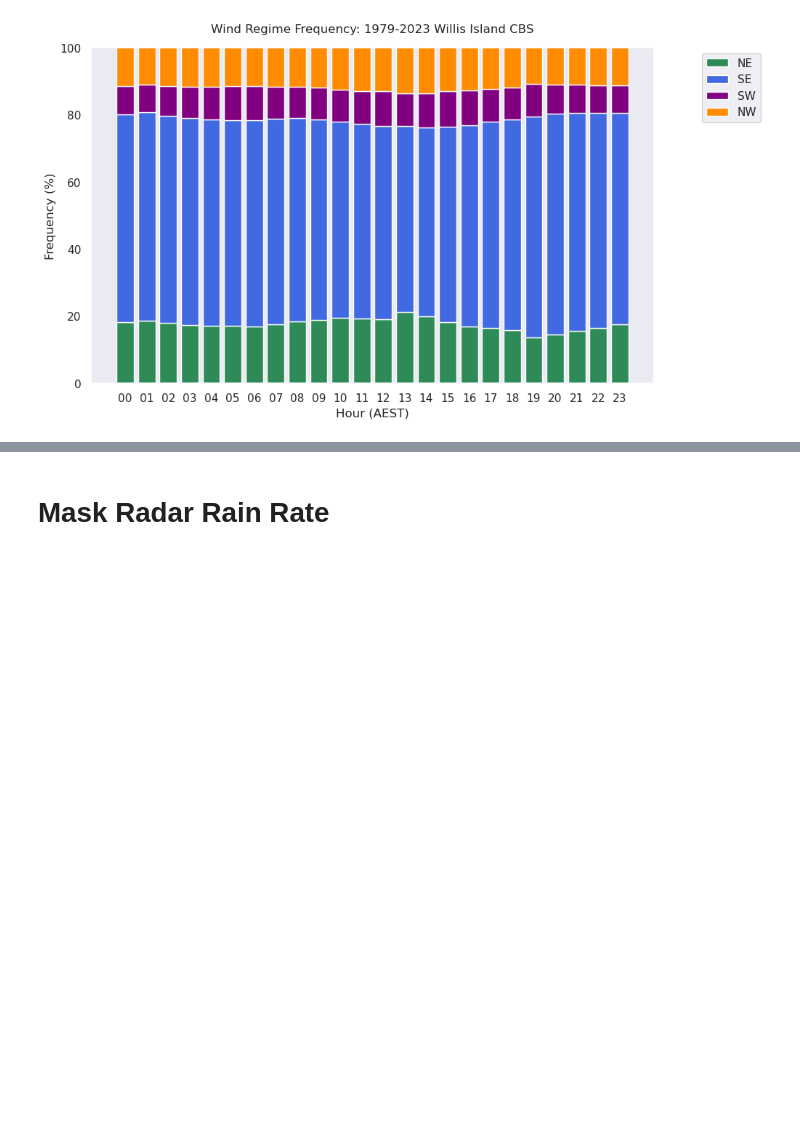
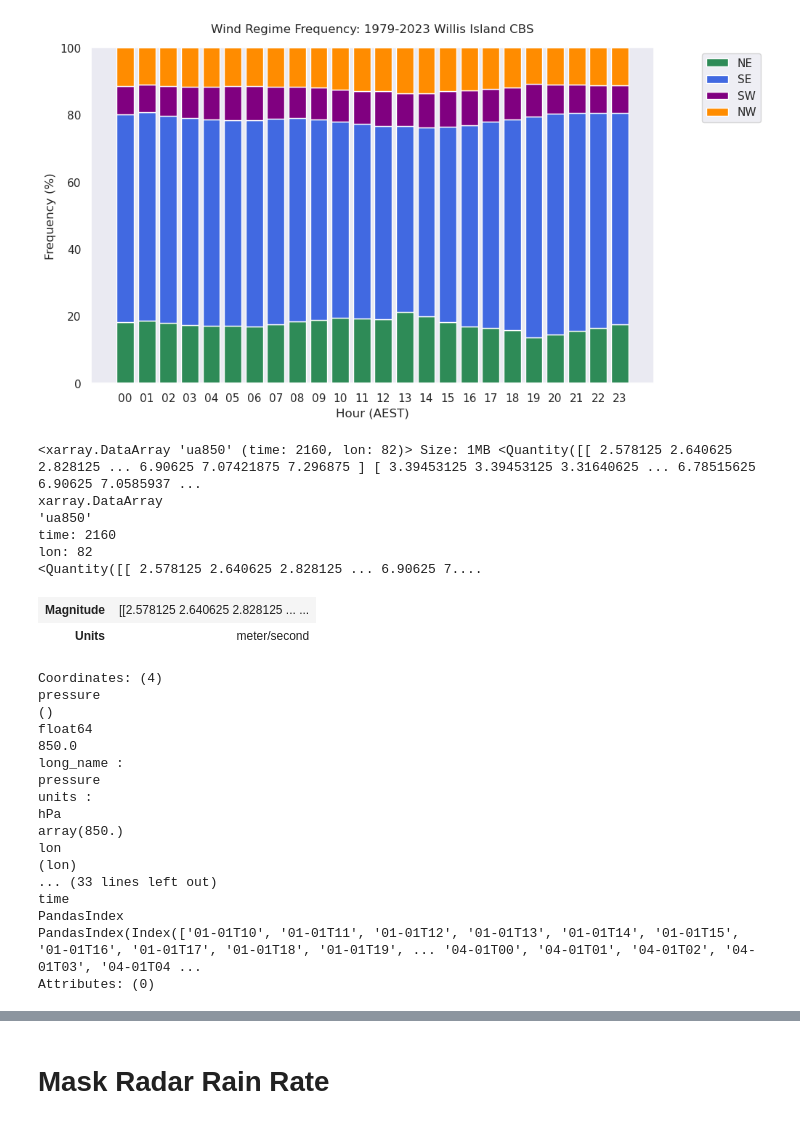
Before and after one commit to alanah-chapman/diurnal-cylces-of-clouds-and-rainfall-over-NE-QLD-during-CBS, a Jupyter notebook: BA-RA_precip-rose.ipynb, the cells around one changed output, grey strips where cells are left out. Cells and saved outputs as stored; diff of their text form; code cells hidden in the pictures; blank space fills up the shorter version.

```diff
--- a/BA-RA_precip-rose.ipynb
+++ b/BA-RA_precip-rose.ipynb
@@ -438,0 +439,28 @@ cairns_wind_dir['time'] = time_strings_solar
+# %%
+uuC
+# %% [output]
+<xarray.DataArray 'ua850' (time: 2160, lon: 82)> Size: 1MB <Quantity([[ 2.578125 2.640625 2.828125 ... 6.90625 7.07421875 7.296875 ] [ 3.39453125 3.39453125 3.31640625 ... 6.78515625 6.90625 7.0585937 ...
+xarray.DataArray
+'ua850'
+time: 2160
+lon: 82
+<Quantity([[ 2.578125 2.640625 2.828125 ... 6.90625 7....
+| Magnitude | [[2.578125 2.640625 2.828125 ... ... |
+| Units | meter/second |
+Coordinates: (4)
+pressure
+()
+float64
+850.0
+long_name :
+pressure
+units :
+hPa
+array(850.)
+lon
+(lon)
+... (33 lines left out)
+time
+PandasIndex
+PandasIndex(Index(['01-01T10', '01-01T11', '01-01T12', '01-01T13', '01-01T14', '01-01T15', '01-01T16', '01-01T17', '01-01T18', '01-01T19', ... '04-01T00', '04-01T01', '04-01T02', '04-01T03', '04-01T04 ...
+Attributes: (0)
```
Also changed, not shown: parts of 5 cells of this notebook, 4 other files.
